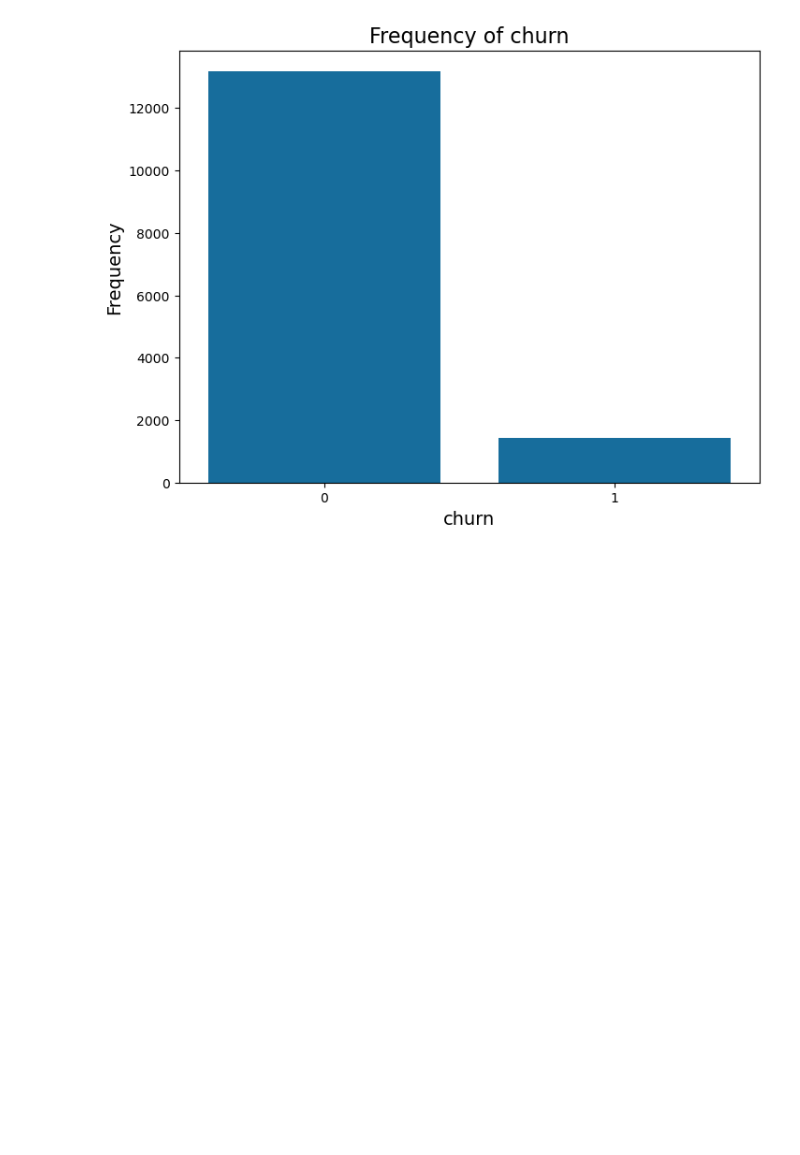
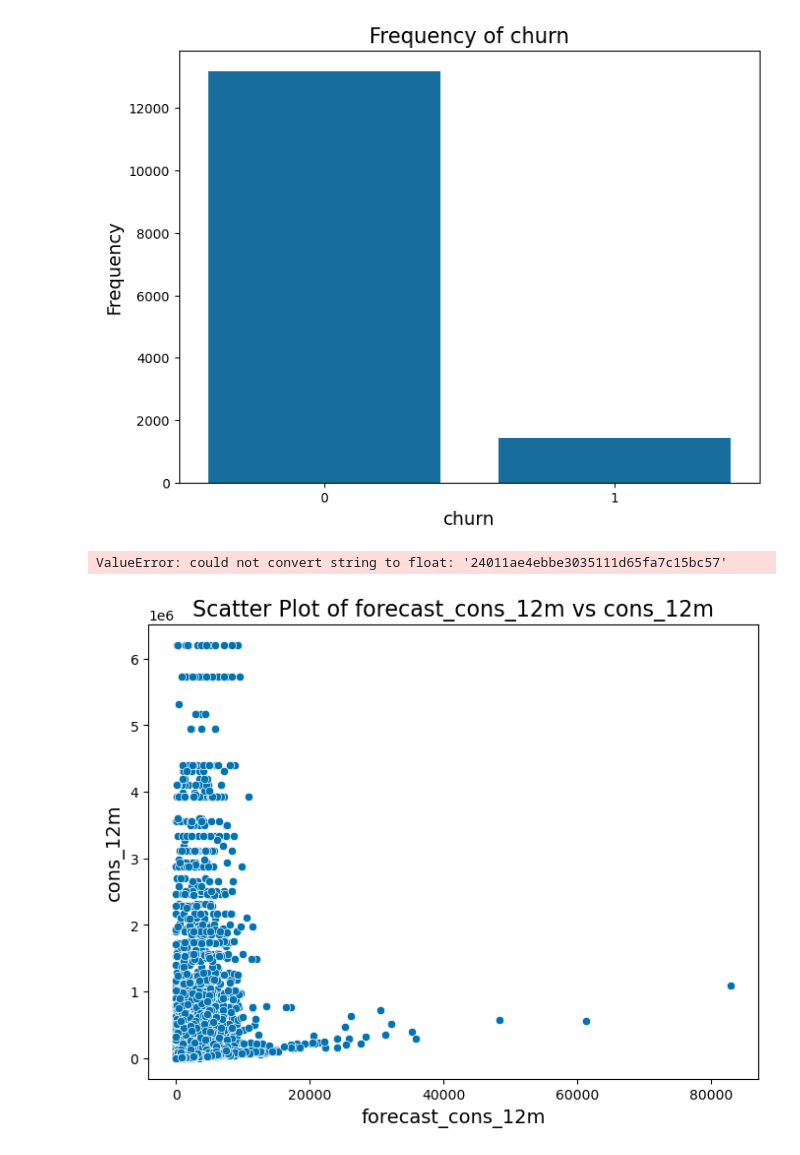
Before and after one commit to RichelCode/BCG-Virtual-Internship, a Jupyter notebook: Richel_Virtual_internship.ipynb, the cells around one changed output. Saved outputs shown, nothing was run; the diff lists cells and outputs as text; code cells hidden in the pictures; blank space fills up the shorter version.

```diff
--- a/Richel_Virtual_internship.ipynb
+++ b/Richel_Virtual_internship.ipynb
@@ -425,3 +425,24 @@ plt.ylabel('Frequency', fontsize=14)
 plt.show()
 # %% [output]
 [figure]
+# %%
+# Calculate the correlation matrix
+correlation_matrix = df.corr()
+
+# Plotting the correlation matrix as a heatmap
+plt.figure(figsize=(10, 8))
+sns.heatmap(correlation_matrix, annot=True, cmap='coolwarm', fmt='.2f', cbar=True, linewidths=0.5)
+plt.title('Correlation Matrix of Numerical Variables', fontsize=16)
+plt.show()
+# %% [output]
+ValueError: could not convert string to float: '24011ae4ebbe3035111d65fa7c15bc57'
+# %%
+# Plotting scatter plot for forecast_cons_12m vs cons_12m
+plt.figure(figsize=(8, 6))
+sns.scatterplot(x=df['forecast_cons_12m'], y=df['cons_12m'])
+plt.title('Scatter Plot of forecast_cons_12m vs cons_12m', fontsize=16)
+plt.xlabel('forecast_cons_12m', fontsize=14)
+plt.ylabel('cons_12m', fontsize=14)
+plt.show()
+# %% [output]
+[figure, added]
```
Also changed, not shown: parts of 4 cells of this notebook.
